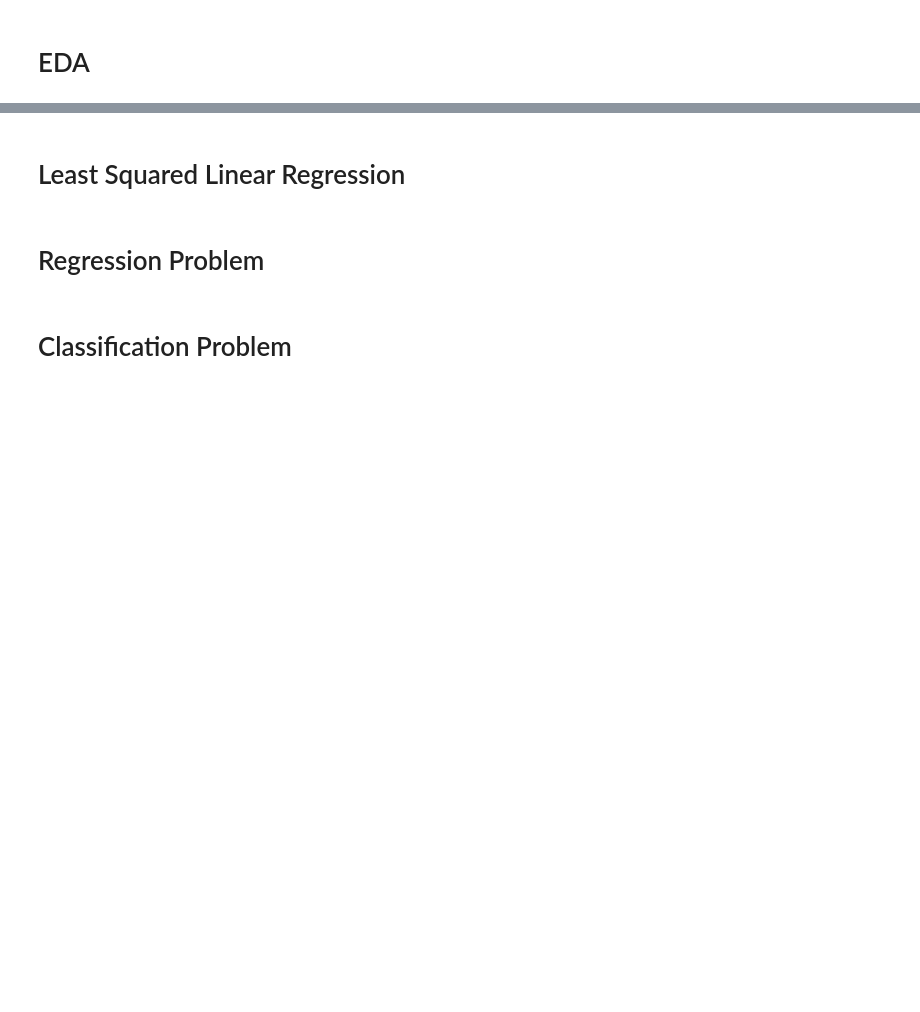
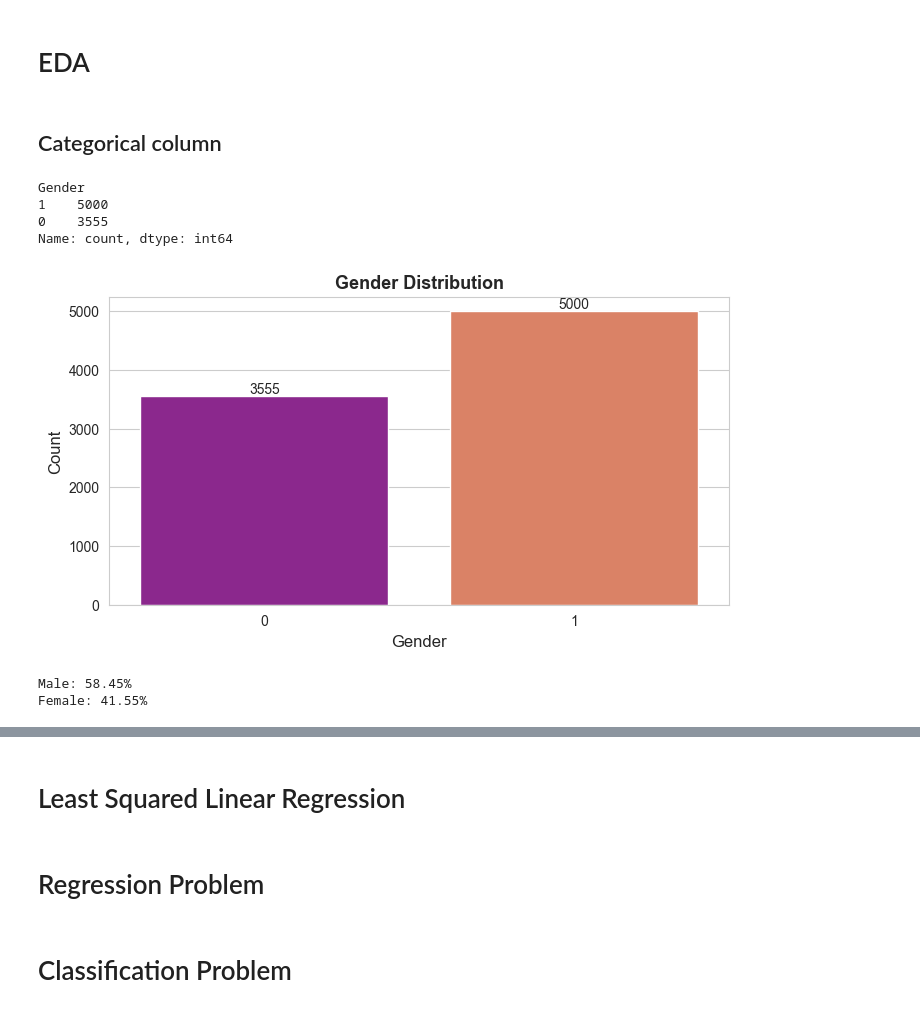
Before and after one commit to mohammadkhorshed/DS-ML-Assignments, a Jupyter notebook: assignment_05.ipynb, the cells around one changed output, grey strips where cells are left out. Cells and saved outputs as stored; diff of their text form; code cells hidden in the pictures; blank space fills up the shorter version.

```diff
--- a/assignment_05.ipynb
+++ b/assignment_05.ipynb
@@ -9,7 +11,7 @@ import pandas as pd
 import warnings as wr
 wr.filterwarnings('ignore')
 # %%
-df = pd.read_csv('weight-height.csv')
+df = pd.read_csv('data/weight-height.csv')
 df.head()
 # %% [output]
 |  | Gender | Height | Weight |
@@ -46,2 +99,39 @@ df.tail()
 # %% [markdown]
 # EDA
+# %% [markdown]
+## Categorical column
+# %%
+# Gender value count (1 for Male, 2 for Female)
+
+df['Gender'].value_counts()
+# %% [output]
+Gender
+1    5000
+0    3555
+Name: count, dtype: int64
+# %%
+# Countplot for Gender Column
+
+sns.set_style('whitegrid')
+
+plt.figure(figsize=(8, 4))
+ax = sns.countplot(data=df, x='Gender', palette='plasma')
+
+for container in ax.containers:
+    ax.bar_label(container, fontsize=10)
+
+plt.title("Gender Distribution", fontsize=13, fontweight='bold')
+plt.xlabel('Gender', fontsize=12)
+plt.ylabel('Count', fontsize=12)
+
+plt.show()
+# %% [output]
+[figure, added]
+# %%
+# Percentage of Male and Female
+
+print(f"Male: {round(5000 / (5000 + 3555) * 100, 2)}%")
+print(f"Female: {round(3555 / (5000 + 3555) * 100, 2)}%")
+# %% [output]
+Male: 58.45%
+Female: 41.55%
```
Also changed, not shown: parts of 22 cells of this notebook.
